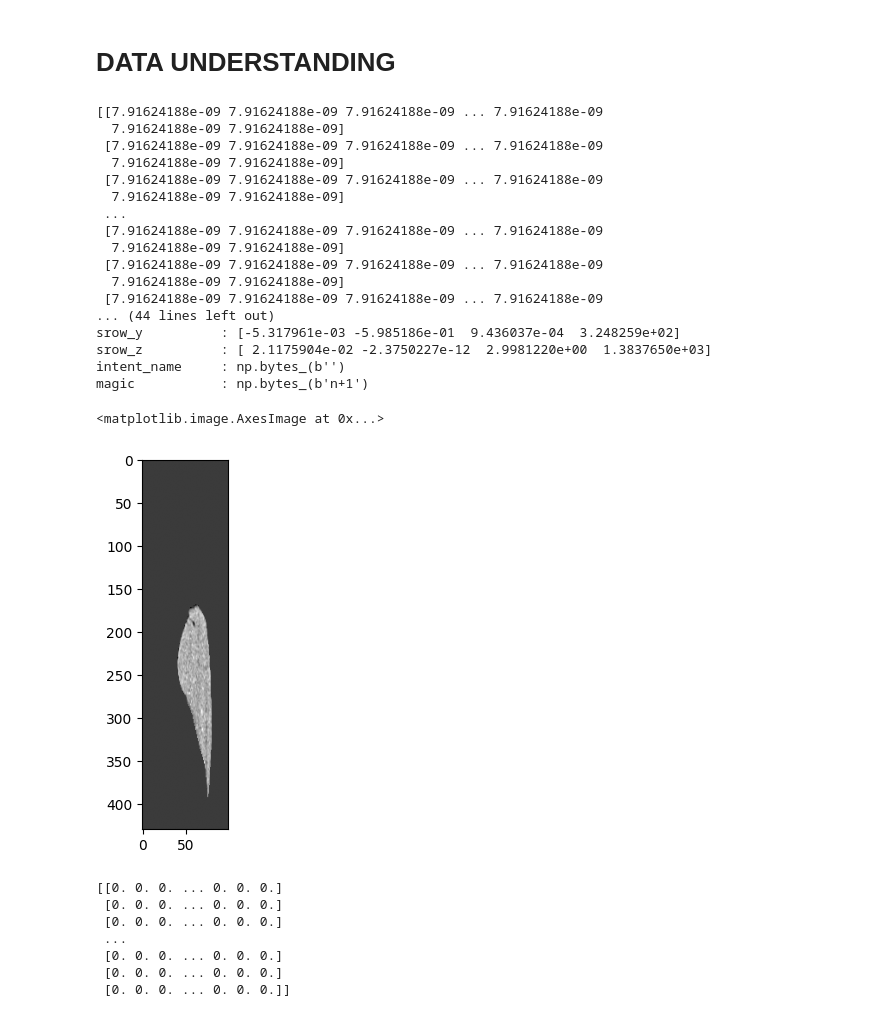
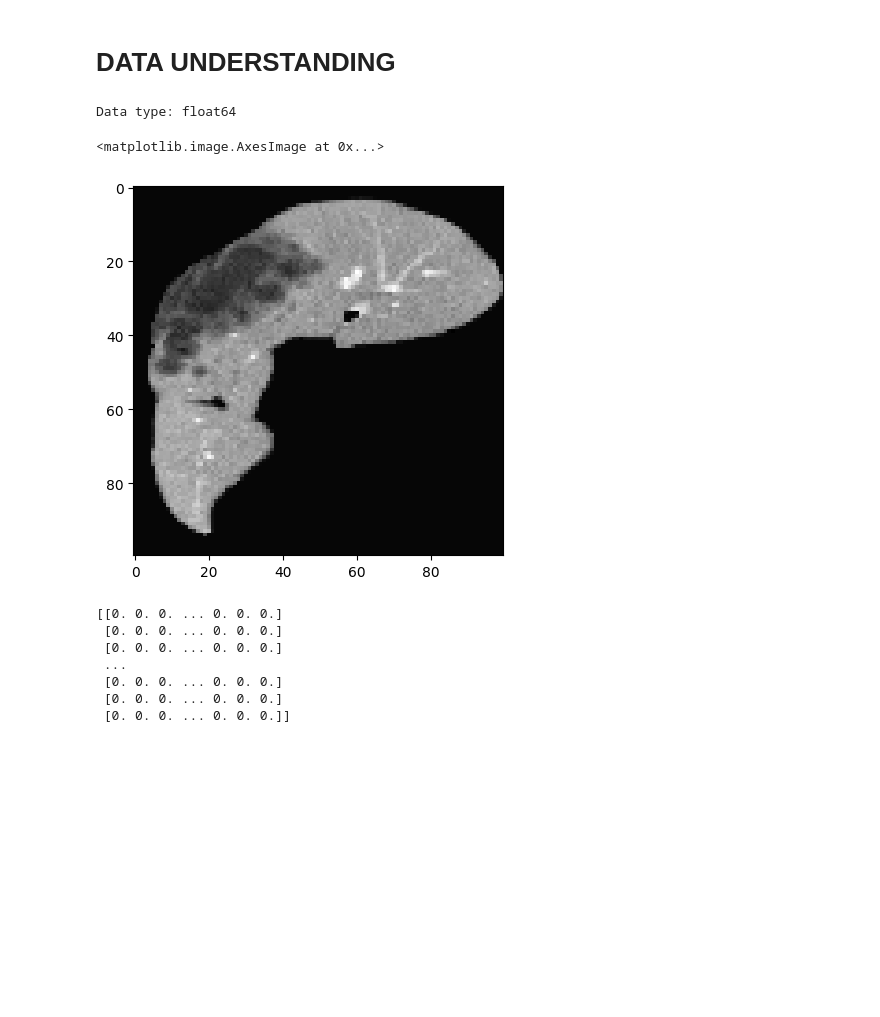
Before and after one commit to MartijnMakaske/CRLM-morph-features, a Jupyter notebook: data_understanding.ipynb, the cells around one changed output. Cells and saved outputs as stored; diff of their text form; code cells hidden in the pictures; blank space fills up the shorter version.

Commit message:
Finished data preparation

```diff
--- a/data_understanding.ipynb
+++ b/data_understanding.ipynb
@@ -10,42 +10,22 @@ import matplotlib.pyplot as plt
 # DATA UNDERSTANDING #
 # %%
 #data imports
-dataset_path = 'L:/Basic/divi/jstoker/slicer_pdac/Master Students WS 24/Martijn/data/padded_liver_segmentations'
+dataset_path = 'L:/Basic/divi/jstoker/slicer_pdac/Master Students WS 24/Martijn/data/Training/resized_scans'
 dataset_segmentation_path = 'L:/Basic/divi/jstoker/slicer_pdac/Master Students WS 24/Martijn/data/labels made by AI model cropped'
 
 #first image as an example
-image = nib.load(os.path.join(dataset_path, 'CAESAR569_1_0000_padded.nii.gz'))
+image = nib.load(os.path.join(dataset_path, 'CAESAR082_0.nii.gz'))
 image_data = image.get_fdata()
-print(image_data[:,50,:])
-image_header = image.header
-print(image_data.shape)
+
 # Check the data type of the image data
 print("Data type:", image_data.dtype)
 
-print(image.header)
-
 #show an example image
-plt.imshow(image_data[:,50,:], cmap='gray')
+plt.imshow(image_data[:,:,50], cmap='gray')
 # %% [output]
-[[7.91624188e-09 7.91624188e-09 7.91624188e-09 ... 7.91624188e-09
-  7.91624188e-09 7.91624188e-09]
- [7.91624188e-09 7.91624188e-09 7.91624188e-09 ... 7.91624188e-09
-  7.91624188e-09 7.91624188e-09]
- [7.91624188e-09 7.91624188e-09 7.91624188e-09 ... 7.91624188e-09
-  7.91624188e-09 7.91624188e-09]
- ...
- [7.91624188e-09 7.91624188e-09 7.91624188e-09 ... 7.91624188e-09
-  7.91624188e-09 7.91624188e-09]
- [7.91624188e-09 7.91624188e-09 7.91624188e-09 ... 7.91624188e-09
-  7.91624188e-09 7.91624188e-09]
- [7.91624188e-09 7.91624188e-09 7.91624188e-09 ... 7.91624188e-09
-... (44 lines left out)
-srow_y          : [-5.317961e-03 -5.985186e-01  9.436037e-04  3.248259e+02]
-srow_z          : [ 2.1175904e-02 -2.3750227e-12  2.9981220e+00  1.3837650e+03]
-intent_name     : np.bytes_(b'')
-magic           : np.bytes_(b'n+1')
+Data type: float64
 <matplotlib.image.AxesImage at 0x...>
-[figure, old version]
+[figure, new version]
 # %%
 #show segmentation
 segm_img = nib.load(os.path.join(dataset_segmentation_path, 'CAESAR001_0.nii.gz'))
```
Also changed, not shown: 4 other files.
